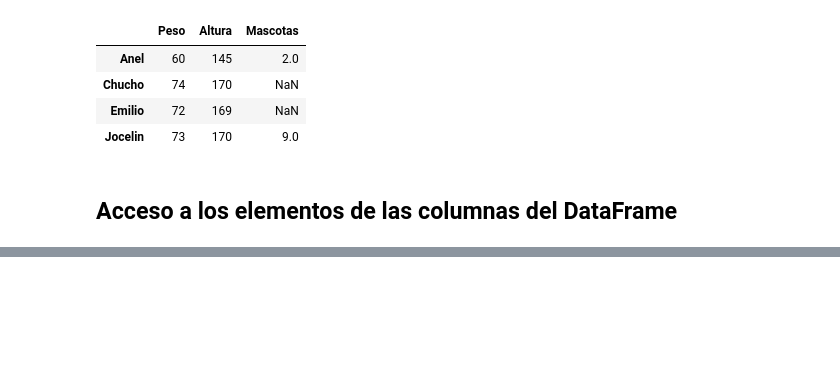
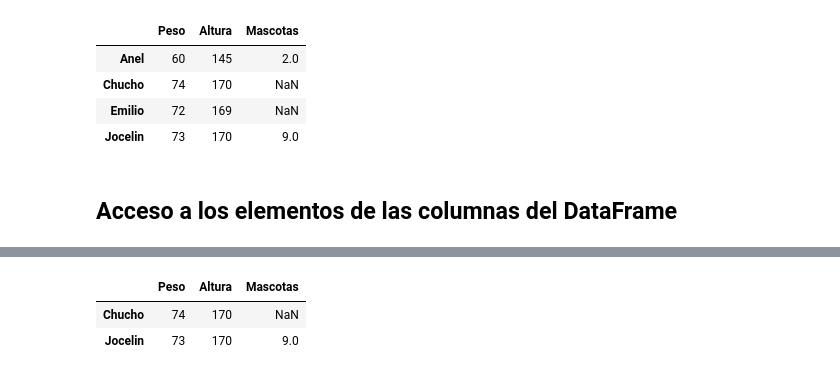
Before and after one commit to TerrazasJr316/email-detector, a Jupyter notebook: 02_Pandas.ipynb, the cells around one changed output, grey strips where cells are left out. Cells and saved outputs as stored; diff of their text form; code cells hidden in the pictures; blank space fills up the shorter version.

```diff
--- a/02_Pandas.ipynb
+++ b/02_Pandas.ipynb
@@ -287,0 +355,6 @@ df
+# %%
+df.query("Altura >=  170 and Peso >= 73")
+# %% [output]
+|  | Peso | Altura | Mascotas |
+| Chucho | 74 | 170 | NaN |
+| Jocelin | 73 | 170 | 9.0 |
```
Also changed, not shown: parts of 10 cells of this notebook.
